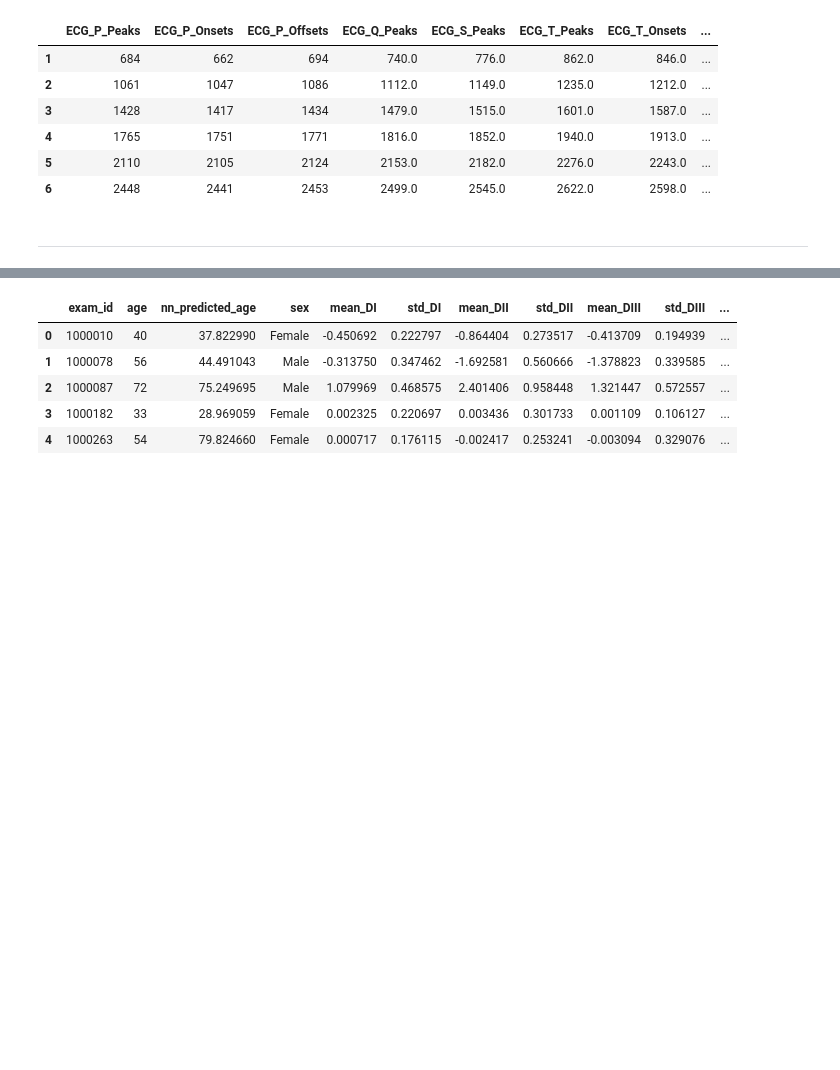
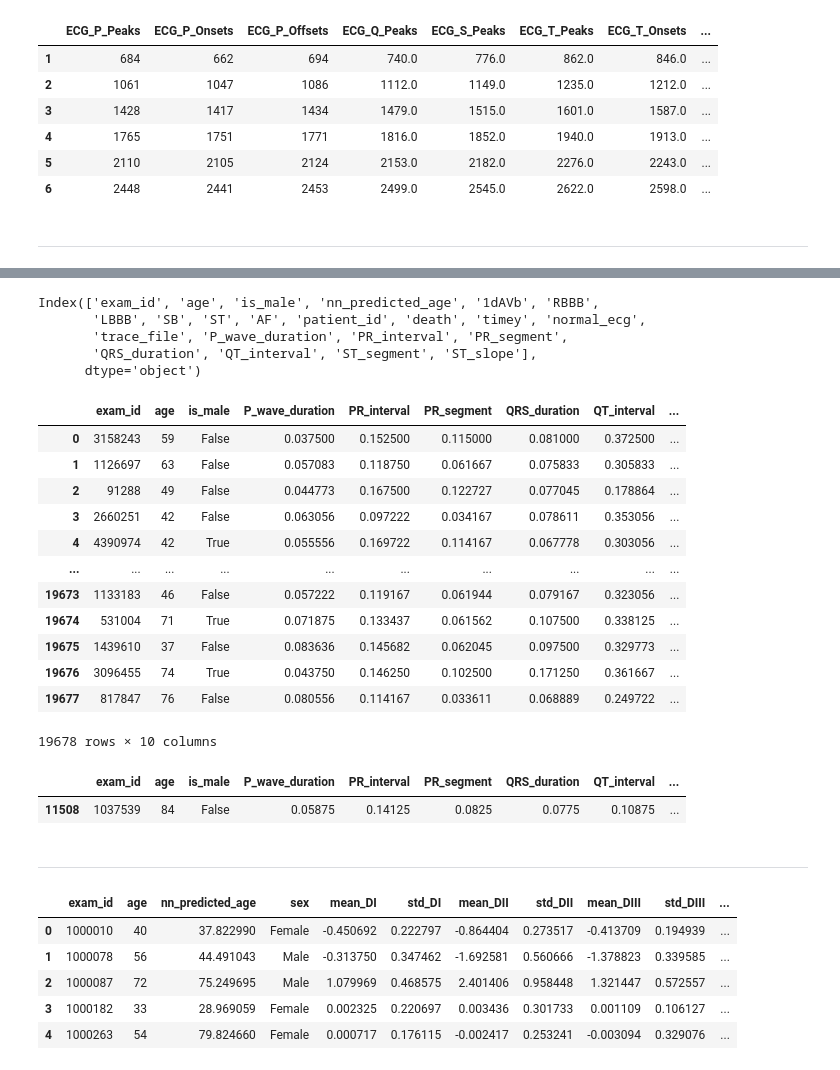
Before and after one commit to MatteoFasulo/ECG-Chagas, a Jupyter notebook: notebook.ipynb, the cells around one changed output, grey strips where cells are left out. Drawn from its saved outputs; the diff is of its cells as text; code cells hidden in the pictures; blank space fills up the shorter version.

Commit message:
Update with merge of hand features and exams csv.

```diff
--- a/notebook.ipynb
+++ b/notebook.ipynb
@@ -208,3 +208,8 @@ hand_features.to_csv('hand_features.csv', index=False)
 pd.DataFrame(error_records).to_csv('error_records.csv', index=False)
 # %% [markdown]
 ---
+# %%
+test = pd.read_csv('hand_features.csv')
+# %%
+what_i_want = test.iloc[:, 9:].groupby('record').mean().reset_index()
+what_i_want.rename(columns={'record': 'exam_id'}, inplace=True)
@@ -211,3 +232,37 @@ pd.DataFrame(error_records).to_csv('error_records.csv', index=False)
+# %%
+exams[exams['exam_id'].isin(test['record'])].merge(what_i_want, on='exam_id', how='left').columns
+# %% [output]
+Index(['exam_id', 'age', 'is_male', 'nn_predicted_age', '1dAVb', 'RBBB',
+       'LBBB', 'SB', 'ST', 'AF', 'patient_id', 'death', 'timey', 'normal_ecg',
+       'trace_file', 'P_wave_duration', 'PR_interval', 'PR_segment',
+       'QRS_duration', 'QT_interval', 'ST_segment', 'ST_slope'],
+      dtype='object')
+# %%
+final_version = exams[exams['exam_id'].isin(test['record'])].merge(what_i_want, on='exam_id', how='left')
+final_version = final_version.iloc[:, [0,1,2,15,16,17,18,19,20,21]]
+# %%
+final_version
+# %% [output]
+|  | exam_id | age | is_male | P_wave_duration | PR_interval | PR_segment | QRS_duration | QT_interval | ... |
+| 0 | 3158243 | 59 | False | 0.037500 | 0.152500 | 0.115000 | 0.081000 | 0.372500 | ... |
+| 1 | 1126697 | 63 | False | 0.057083 | 0.118750 | 0.061667 | 0.075833 | 0.305833 | ... |
+| 2 | 91288 | 49 | False | 0.044773 | 0.167500 | 0.122727 | 0.077045 | 0.178864 | ... |
+| 3 | 2660251 | 42 | False | 0.063056 | 0.097222 | 0.034167 | 0.078611 | 0.353056 | ... |
+| 4 | 4390974 | 42 | True | 0.055556 | 0.169722 | 0.114167 | 0.067778 | 0.303056 | ... |
+| ... | ... | ... | ... | ... | ... | ... | ... | ... | ... |
+| 19673 | 1133183 | 46 | False | 0.057222 | 0.119167 | 0.061944 | 0.079167 | 0.323056 | ... |
+| 19674 | 531004 | 71 | True | 0.071875 | 0.133437 | 0.061562 | 0.107500 | 0.338125 | ... |
+| 19675 | 1439610 | 37 | False | 0.083636 | 0.145682 | 0.062045 | 0.097500 | 0.329773 | ... |
+| 19676 | 3096455 | 74 | True | 0.043750 | 0.146250 | 0.102500 | 0.171250 | 0.361667 | ... |
+| 19677 | 817847 | 76 | False | 0.080556 | 0.114167 | 0.033611 | 0.068889 | 0.249722 | ... |
+19678 rows × 10 columns
+# %%
+final_version[final_version['ST_slope'].isna()]
+# %% [output]
+|  | exam_id | age | is_male | P_wave_duration | PR_interval | PR_segment | QRS_duration | QT_interval | ... |
+| 11508 | 1037539 | 84 | False | 0.05875 | 0.14125 | 0.0825 | 0.0775 | 0.10875 | ... |
+# %% [markdown]
+---
 # %%
 df = pd.read_csv("data/data.csv", encoding='utf-8')
 # %%
```
Also changed, not shown: parts of 3 cells of this notebook.
